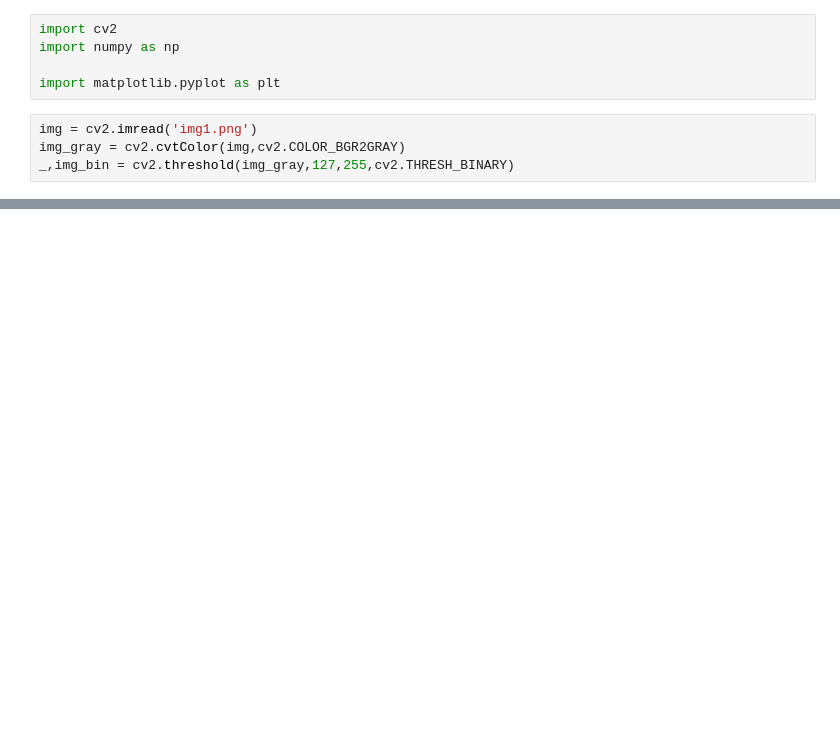
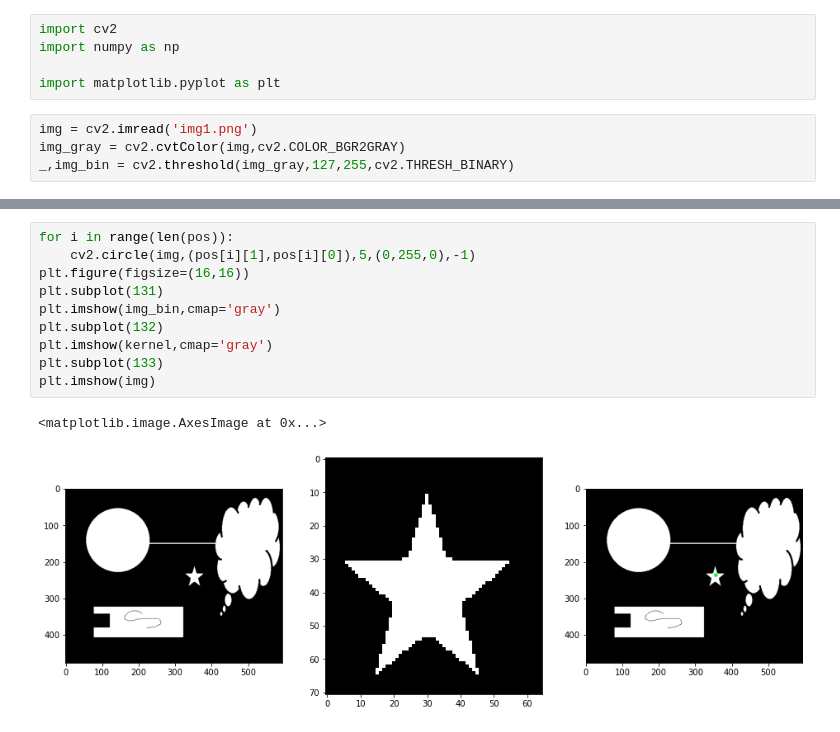
Before and after one commit to 1165048017/BlogLearning, a Jupyter notebook: OpenCV/Morphological/test_hit.ipynb, the cells around one changed output, grey strips where cells are left out. Saved outputs shown, nothing was run; the diff lists cells and outputs as text; blank space fills up the shorter version.

```diff
--- a/OpenCV/Morphological/test_hit.ipynb
+++ b/OpenCV/Morphological/test_hit.ipynb
@@ -25,0 +42,13 @@ array([], shape=(0, 2), dtype=int64)
+# %%
+for i in range(len(pos)):
+    cv2.circle(img,(pos[i][1],pos[i][0]),5,(0,255,0),-1)
+plt.figure(figsize=(16,16))
+plt.subplot(131)
+plt.imshow(img_bin,cmap='gray')
+plt.subplot(132)
+plt.imshow(kernel,cmap='gray')
+plt.subplot(133)
+plt.imshow(img)
+# %% [output]
+<matplotlib.image.AxesImage at 0x...>
+[figure, added]
```
Also changed, not shown: parts of 5 cells of this notebook, 11 other files.
